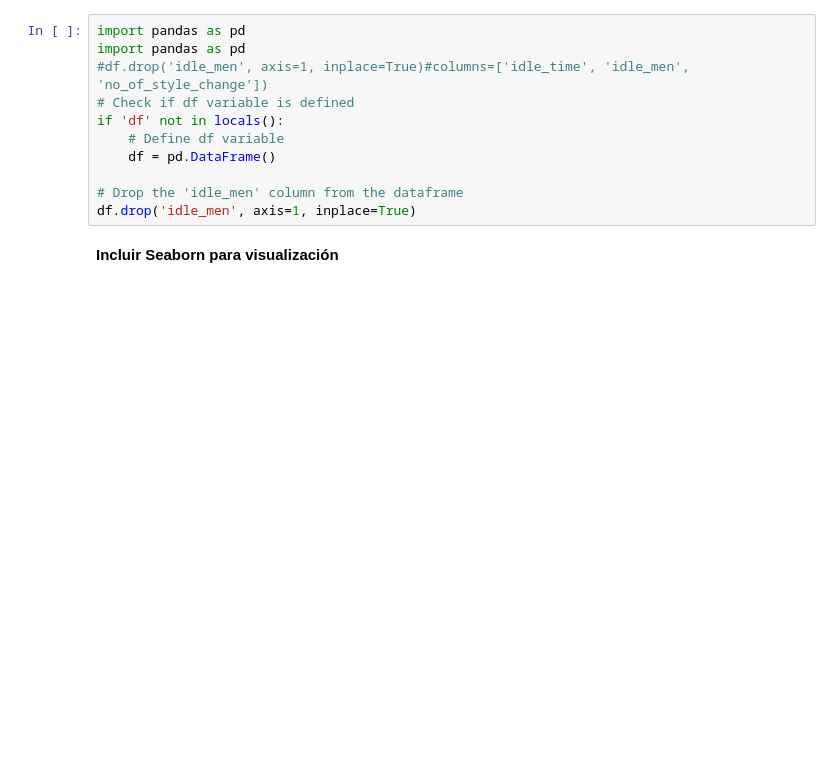
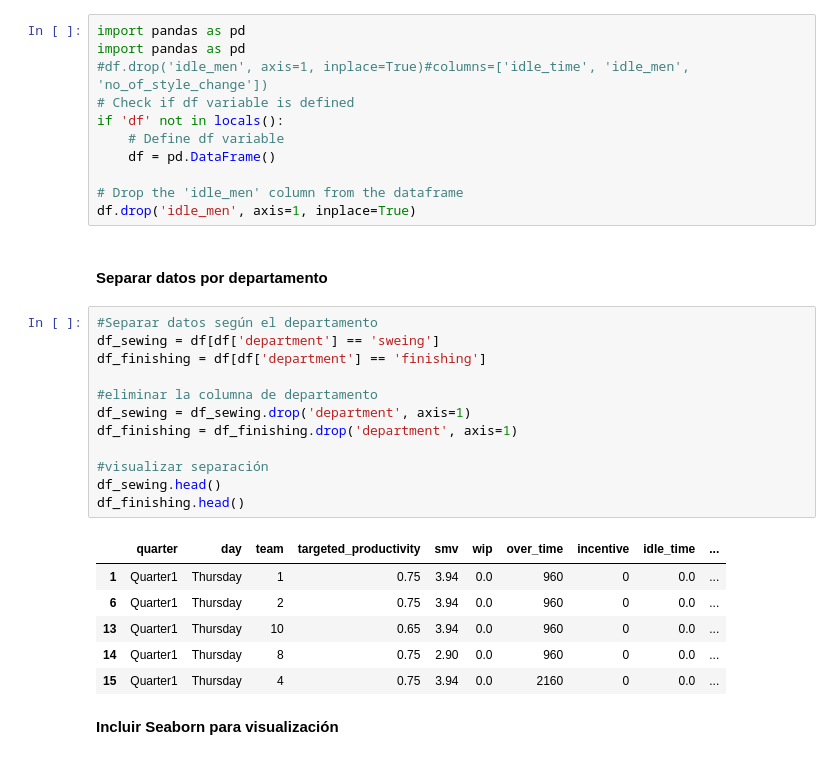
Before and after one commit to Casp21/P1-Analitica, a Jupyter notebook: Limpieza - copia.ipynb, the cells around one changed output. Cells and saved outputs as stored; diff of their text form; blank space fills up the shorter version.

```diff
--- a/Limpieza - copia.ipynb
+++ b/Limpieza - copia.ipynb
@@ -89,6 +89,27 @@ if 'df' not in locals():
 
 # Drop the 'idle_men' column from the dataframe
 df.drop('idle_men', axis=1, inplace=True)
+# %% [markdown]
+#### Separar datos por departamento
+# %%
+#Separar datos según el departamento
+df_sewing = df[df['department'] == 'sweing']
+df_finishing = df[df['department'] == 'finishing']
+
+#eliminar la columna de departamento
+df_sewing = df_sewing.drop('department', axis=1)
+df_finishing = df_finishing.drop('department', axis=1)
+
+#visualizar separación
+df_sewing.head()
+df_finishing.head()
+# %% [output]
+|  | quarter | day | team | targeted_productivity | smv | wip | over_time | incentive | idle_time | ... |
+| 1 | Quarter1 | Thursday | 1 | 0.75 | 3.94 | 0.0 | 960 | 0 | 0.0 | ... |
+| 6 | Quarter1 | Thursday | 2 | 0.75 | 3.94 | 0.0 | 960 | 0 | 0.0 | ... |
+| 13 | Quarter1 | Thursday | 10 | 0.65 | 3.94 | 0.0 | 960 | 0 | 0.0 | ... |
+| 14 | Quarter1 | Thursday | 8 | 0.75 | 2.90 | 0.0 | 960 | 0 | 0.0 | ... |
+| 15 | Quarter1 | Thursday | 4 | 0.75 | 3.94 | 0.0 | 2160 | 0 | 0.0 | ... |
 # %% [markdown]
 **Incluir Seaborn para visualización**
 # %%
```
Also changed, not shown: parts of 6 cells of this notebook, 1 other file.
